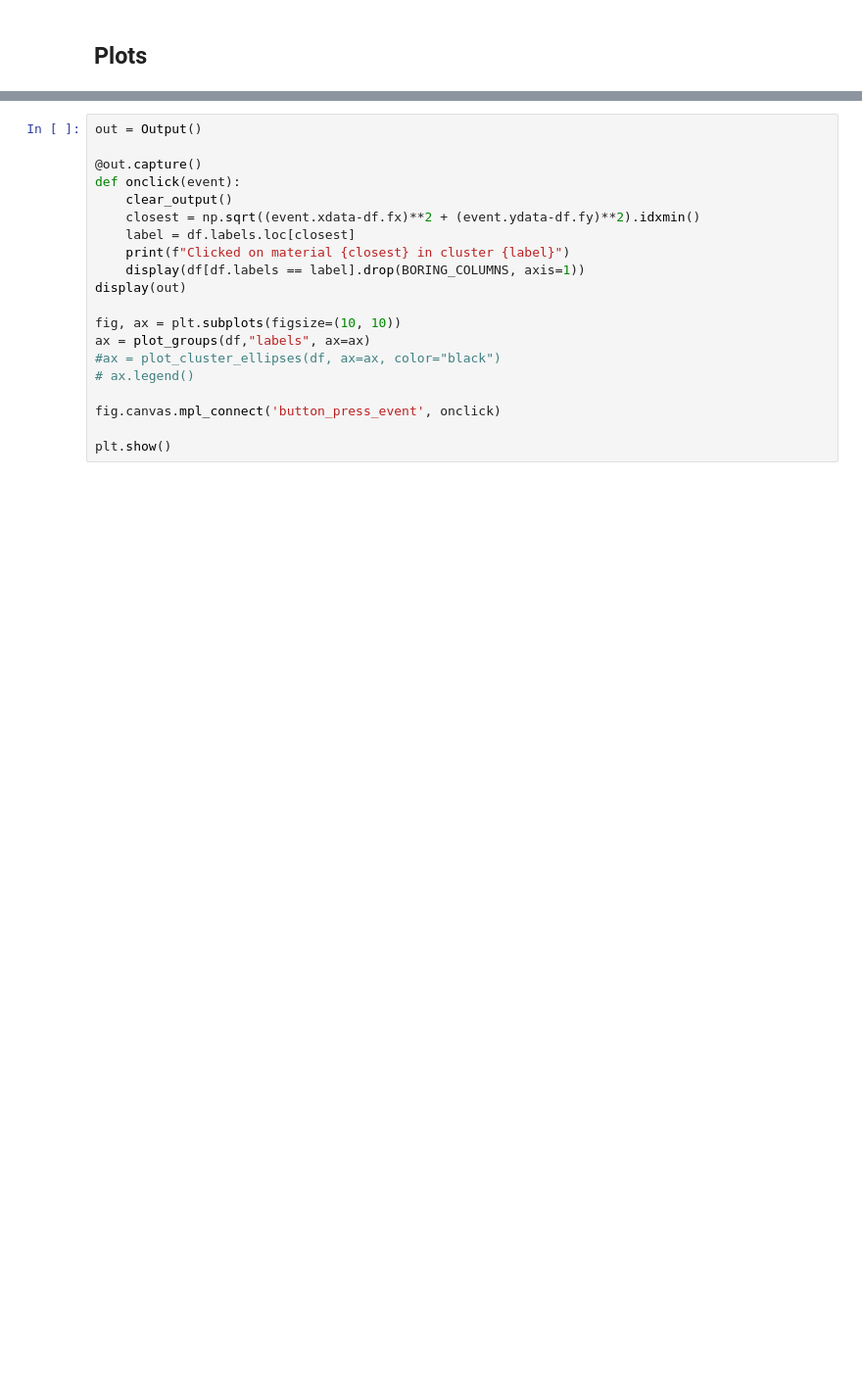
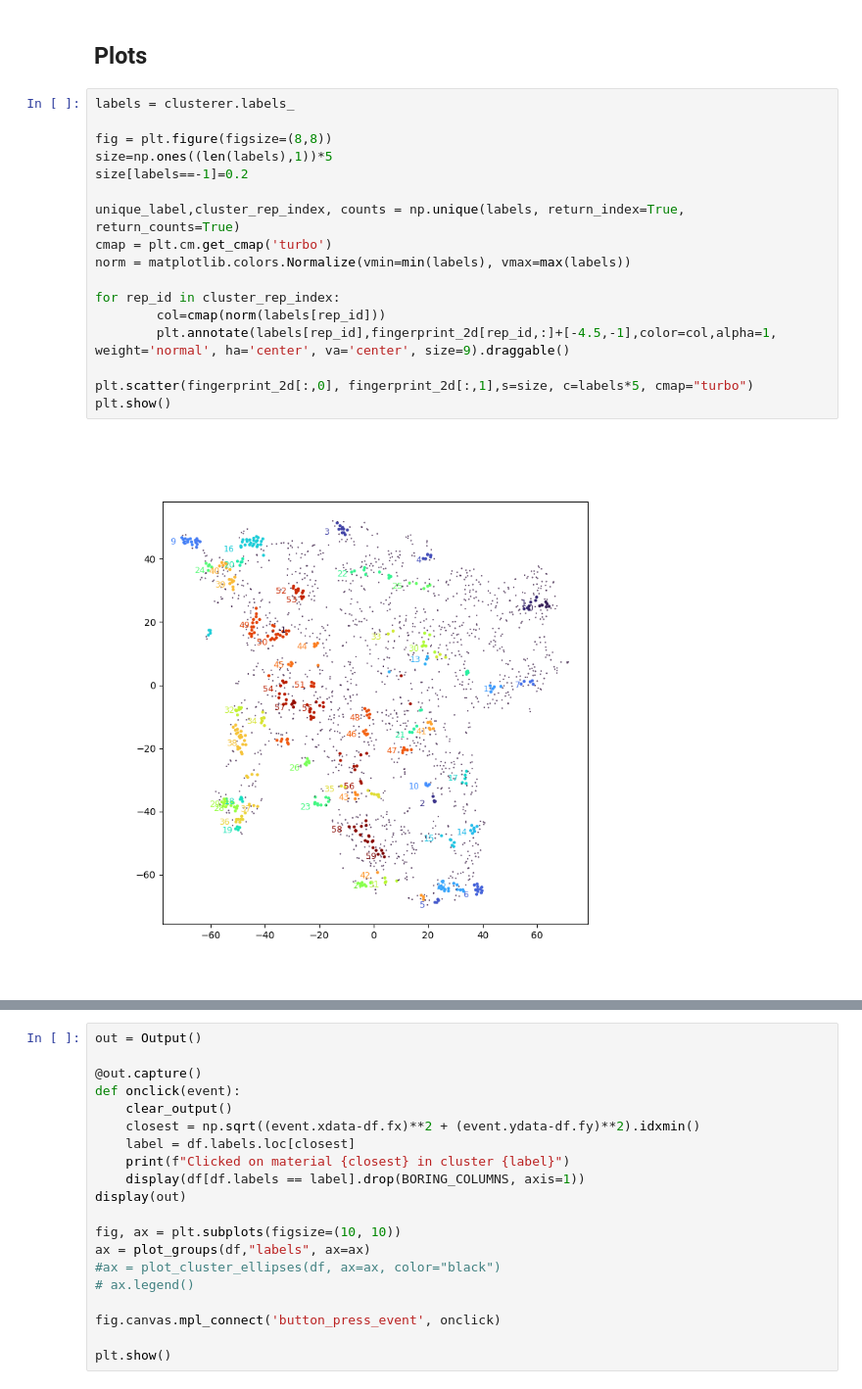
Before and after one commit to ThomasWarford/band-fingerprint, a Jupyter notebook: analysis/click_on_material.ipynb, the cells around one changed output, grey strips where cells are left out. Shown at 98% size. Saved outputs shown, nothing was run; the diff lists cells and outputs as text; blank space fills up the shorter version.

```diff
--- a/analysis/click_on_material.ipynb
+++ b/analysis/click_on_material.ipynb
@@ -98,5 +142,24 @@ if FLAT_ONLY:
 # %% [markdown]
 ## Plots
+# %%
+labels = clusterer.labels_
+
+fig = plt.figure(figsize=(8,8))
+size=np.ones((len(labels),1))*5
+size[labels==-1]=0.2
+
+unique_label,cluster_rep_index, counts = np.unique(labels, return_index=True, return_counts=True)
+cmap = plt.cm.get_cmap('turbo')
+norm = matplotlib.colors.Normalize(vmin=min(labels), vmax=max(labels))
+
+for rep_id in cluster_rep_index:
+        col=cmap(norm(labels[rep_id]))
+        plt.annotate(labels[rep_id],fingerprint_2d[rep_id,:]+[-4.5,-1],color=col,alpha=1, weight='normal', ha='center', va='center', size=9).draggable()
+
+plt.scatter(fingerprint_2d[:,0], fingerprint_2d[:,1],s=size, c=labels*5, cmap="turbo")
+plt.show()
+# %% [output]
+[figure, added]
 # %%
 out = Output()
 
```
Also changed, not shown: parts of 8 cells of this notebook, 3 other files.
